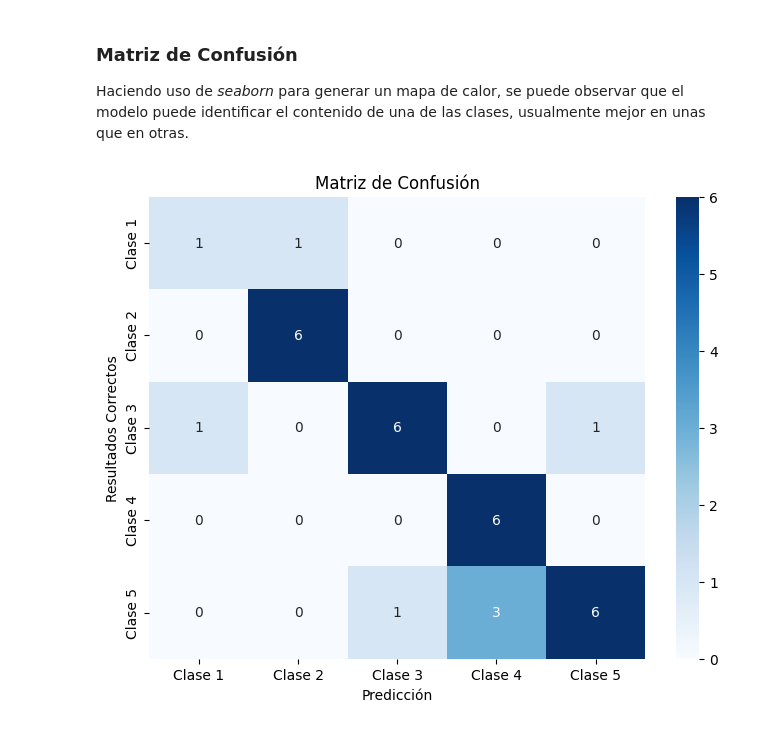
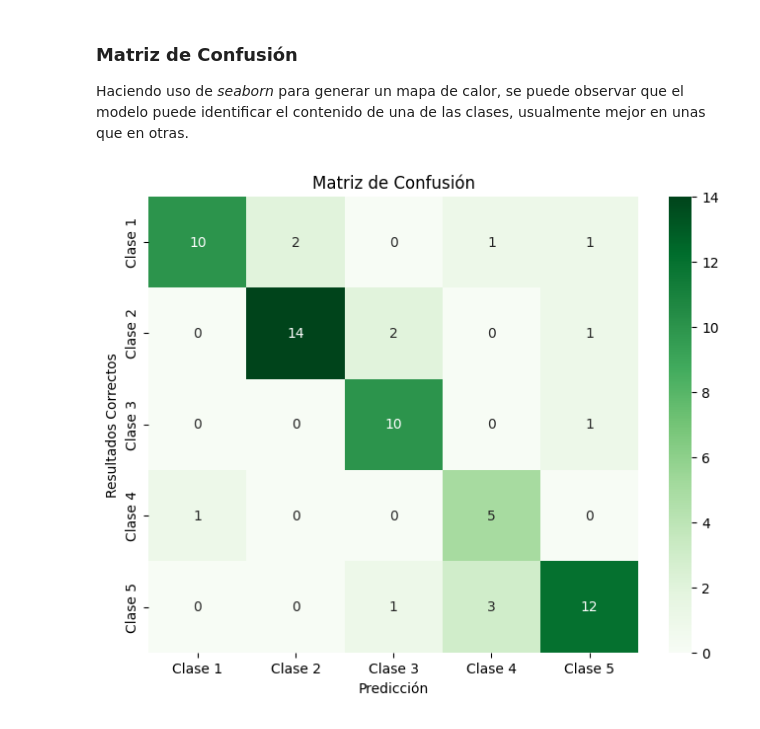
Before and after one commit to LeilaelRico/TC3002B_M2, a Jupyter notebook: A01707023__Proyecto.ipynb, the cells around one changed output. Cells and saved outputs as stored; diff of their text form; code cells hidden in the pictures.

Commit message:
prefinal model trained.

```diff
--- a/A01707023__Proyecto.ipynb
+++ b/A01707023__Proyecto.ipynb
@@ -99,19 +100,35 @@ test_datagen = ImageDataGenerator(
     zoom_range=0.2,
     horizontal_flip=True)
 
+validation_datagen = ImageDataGenerator(
+    rescale=1./255,
+    rotation_range=20,
+    width_shift_range=0.2,
+    height_shift_range=0.2,
+    shear_range=0.2,
+    zoom_range=0.2,
+    horizontal_flip=True)
+
 train_generator = train_datagen.flow_from_directory(
     train_dir,
     target_size=(150, 150),
-    batch_size= 32,
+    batch_size= 64,
     class_mode='categorical'
 )
 
 test_generator = test_datagen.flow_from_directory(
     test_dir,
     target_size=(150, 150),
-    batch_size= 32,
+    batch_size= 64,
     class_mode='categorical'
 )
+
+validation_generator = validation_datagen.flow_from_directory(
+    val_dir,
+    target_size=(150, 150),
+    batch_size= 64,
+    class_mode='categorical'
+)
 # %% [output]
 Found 8400 images belonging to 5 classes.
 Found 2100 images belonging to 5 classes.
@@ -163,26 +183,28 @@ from tensorflow.keras import layers
 from keras.applications.inception_v3 import InceptionV3
 
 base_model = InceptionV3(weights="imagenet", include_top=False, input_shape=(150, 150, 3))
-base_model.trainable = False
+base_model.trainable = True
 
 
 # En caso de requerir fine tune, cambiar trainable a true
-# fine_tune_at = 100
+fine_tune_at = 100
 
 
-# for layer in base_model.layers[:fine_tune_at]:
-#     layer.trainable = False
+for layer in base_model.layers[:fine_tune_at]:
+     layer.trainable = False
 
 
 model = models.Sequential()
 model.add(base_model)
-model.add(layers.GlobalAveragePooling2D())
-model.add(layers.Dense(256, activation='relu'))
+model.add(layers.Flatten())
+#model.add(layers.GlobalAveragePooling2D())
+model.add(layers.Dense(512, activation='relu'))
+model.add(layers.Dropout(0.5))
 model.add(layers.Dense(5, activation='softmax'))
 
 model.summary()
 
-model.compile(loss='binary_crossentropy',
+model.compile(loss='categorical_crossentropy',
               optimizer=optimizers.RMSprop(learning_rate=1e-5),
               metrics=['acc'])
 # %% [output]
@@ -206,11 +229,12 @@ Model: "sequential"
 history = model.fit(
     train_generator,
     # steps_per_epoch=200,
-    epochs=50
-)
+    epochs=20,
+    validation_data=validation_generator
+    )
 
 acc = history.history['acc']
 loss = history.history['loss']
 
-model.save('4thrun.keras')
+model.save('m2_r3.keras')
 # %% [output]
@@ -280,22 +334,22 @@ Haciendo uso de *seaborn* para generar un mapa de calor, se puede observar que e
 # %%
 from sklearn.metrics import confusion_matrix
 import seaborn as sns
 
 # Resultados reales
 true_labels = np.argmax(test_labels, axis=1)
 
 # Predicciones hechas por el modelo
 predicted_labels = np.argmax(predictions, axis=1)
 
 # Calcular la matriz de confusión
 conf_matrix = confusion_matrix(true_labels, predicted_labels)
 
 # Visualización
 plt.figure(figsize=(8, 6))
-sns.heatmap(conf_matrix, annot=True, fmt="d", cmap="Blues", xticklabels=["Clase 1", "Clase 2", "Clase 3", "Clase 4", "Clase 5"], yticklabels=["Clase 1", "Clase 2", "Clase 3", "Clase 4", "Clase 5"])
+sns.heatmap(conf_matrix, annot=True, fmt="d", cmap="Greens", xticklabels=["Clase 1", "Clase 2", "Clase 3", "Clase 4", "Clase 5"], yticklabels=["Clase 1", "Clase 2", "Clase 3", "Clase 4", "Clase 5"])
 plt.xlabel('Predicción')
 plt.ylabel('Resultados Correctos')
 plt.title('Matriz de Confusión')
 plt.show()
 # %% [output]
-[figure, old version]
+[figure, new version]
```
Also changed, not shown: parts of 19 cells of this notebook, 3 other files.
